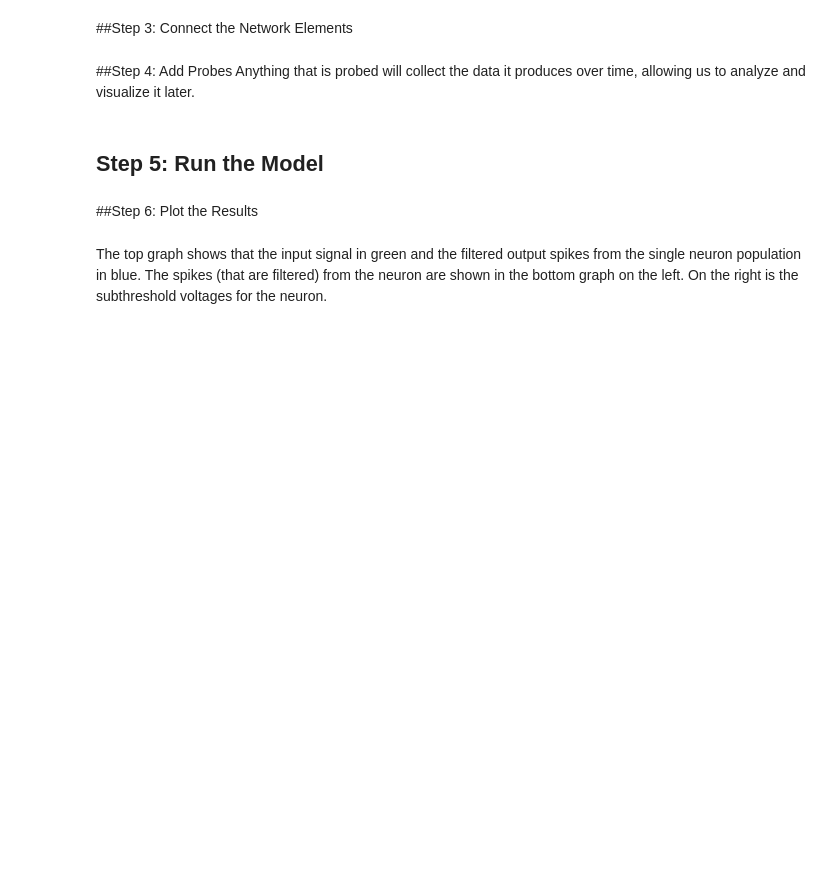
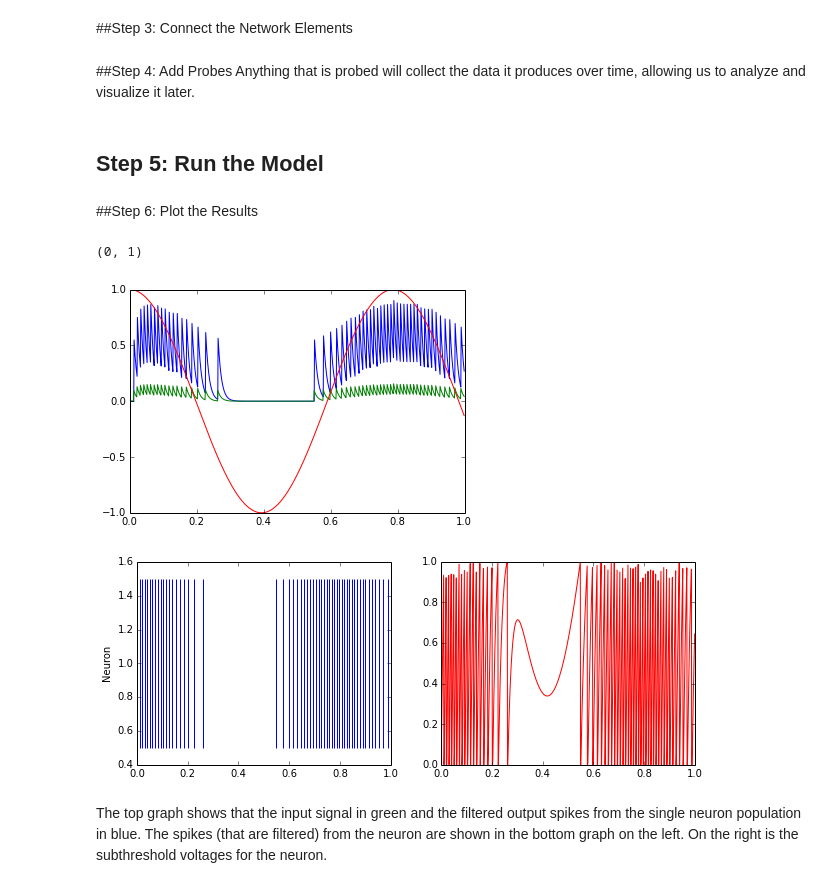
Before and after one commit to nengo/nengo, a Jupyter notebook: examples/single_neuron.ipynb, the cells around one changed output. Drawn from its saved outputs; the diff is of its cells as text; code cells hidden in the pictures; blank space fills up the shorter version.

```diff
--- a/examples/single_neuron.ipynb
+++ b/examples/single_neuron.ipynb
@@ -31,8 +31,9 @@ Anything that is probed will collect the data it produces over time, allowing us
 # %%
 with model:
     cos_probe = nengo.Probe(cos)  # The original input
-    spikes = nengo.Probe(neuron.neurons)  # The raw spikes from the neuron
-    voltage = nengo.Probe(neuron.neurons, 'voltage')  # Subthreshold soma voltage of the neuron
+    spikes = nengo.Probe(neuron, 'spikes')  # The raw spikes from the neuron
+    voltage = nengo.Probe(neuron, 'voltage')  # Subthreshold soma voltage of the neuron
+    filtered_spikes = nengo.Probe(neuron, 'spikes', synapse=0.01) # Spikes filtered by a 10ms post-synaptic filter
     filtered = nengo.Probe(neuron, synapse=0.01) # Spikes filtered by a 10ms post-synaptic filter
 # %% [markdown]
 ## Step 5: Run the Model
@@ -44,23 +45,28 @@ sim.run(1) # Run it for 1 seconds
 # %%
 %matplotlib inline
 import matplotlib.pyplot as plt
 
 # Plot the decoded output of the ensemble
 plt.plot(sim.trange(), sim.data[filtered])
+plt.plot(sim.trange(), sim.data[filtered_spikes])
 plt.plot(sim.trange(), sim.data[cos_probe])
 plt.xlim(0, 1)
 
 # Plot the spiking output of the ensemble
 from nengo.utils.matplotlib import rasterplot
 plt.figure(figsize=(10, 8))
 plt.subplot(221)
 rasterplot(sim.trange(), sim.data[spikes])
 plt.ylabel("Neuron")
 plt.xlim(0, 1)
 
 # Plot the soma voltages of the neurons
 plt.subplot(222)
 plt.plot(sim.trange(), sim.data[voltage][:,0], 'r')
 plt.xlim(0, 1)
+# %% [output]
+(0, 1)
+[figure, added]
+[figure, added]
 # %% [markdown]
 The top graph shows that the input signal in green and the filtered output spikes from the single neuron population in blue. The spikes (that are filtered) from the neuron are shown in the bottom graph on the left. On the right is the subthreshold voltages for the neuron.
```
Also changed, not shown: parts of 1 cell of this notebook, 10 other files.
